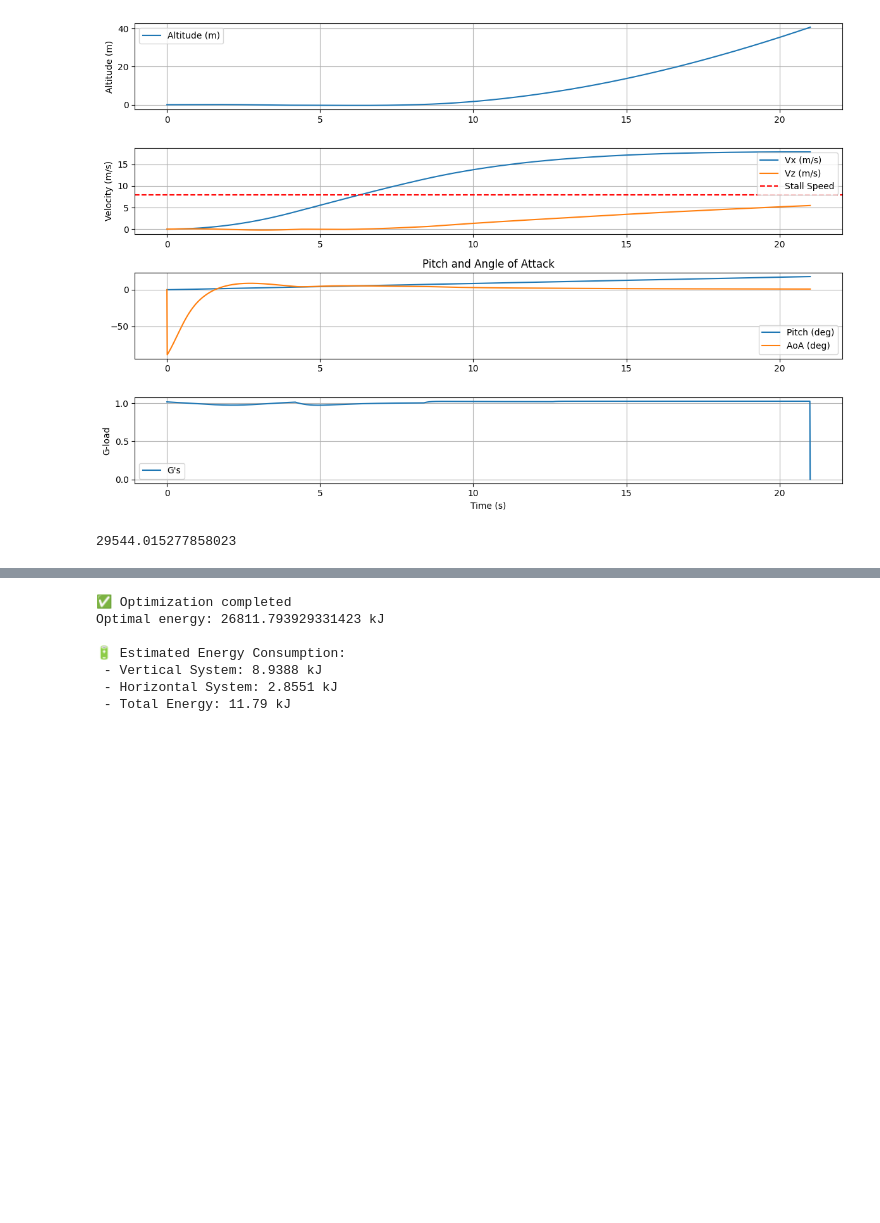
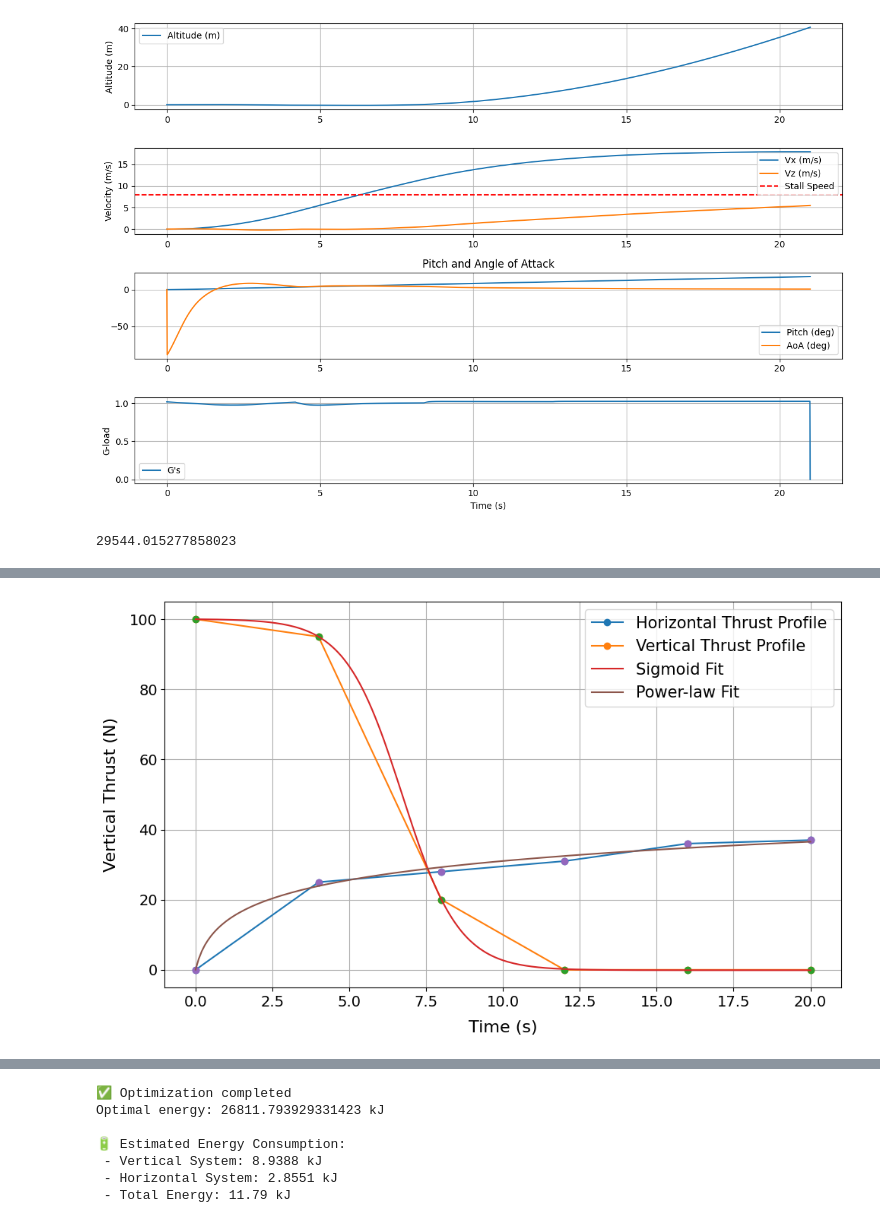
Before and after one commit to andreasswaan/DSE-Group-18, a Jupyter notebook: notes/test.ipynb, the cells around one changed output, grey strips where cells are left out. Saved outputs shown, nothing was run; the diff lists cells and outputs as text; code cells hidden in the pictures; blank space fills up the shorter version.

Commit message:
fixed plotting and added correction for wing mass times 2

```diff
--- a/notes/test.ipynb
+++ b/notes/test.ipynb
@@ -770,0 +958,84 @@ simulate_transition(initial_thrusts, silent=False, T_end=21)
+# %%
+from scipy.optimize import curve_fit
+
+# initial_thrusts_hor = [0, 25, 26, 28, 31, 36]
+initial_thrusts_hor = [0, 25, 28, 31, 36, 37]
+initial_thrusts_ver = [100, 95, 20, 0, 0, 0]
+T_end = 20
+node_times = np.linspace(0, T_end, 6)
+
+plt.figure(figsize=(10, 6))
+plt.plot(node_times, initial_thrusts_hor, marker='o', label='Horizontal Thrust Profile')
+plt.plot(node_times, initial_thrusts_ver, marker='o', label='Vertical Thrust Profile')
+# plt.title('Thrust Profile Nodes')
+# plt.xlabel('Time (s)', fontsize=16, labelpad=10)
+# plt.ylabel('Thrust (N)', fontsize=16, labelpad=10)
+# plt.tick_params(labelsize=14)
+# plt.grid()
+# plt.legend(fontsize=15)
+# plt.tight_layout()
+# # plt.show()
+# Define S-curve (sigmoid) function
+def s_curve(t, a, b, c, d):
+    return a / (1 + np.exp(-b * (t - c))) + d
+
+# Define a power law function
+def power_law(t, a, b, c):
+    return a * np.power(t, b) + c
+
+def log_func(t, a, b, c):
+    return a * np.log(t + b) + c
+
+# Fit S-curve to vertical thrust nodes
+popt, _ = curve_fit(s_curve, node_times, initial_thrusts_ver, p0=[100, -0.5, 10, 0])
+# popt_hor, _ = curve_fit(s_curve, node_times, initial_thrusts_hor, p0=[36, -0.5, 10, 0])
+# popt_hor, _ = curve_fit(power_law, node_times, initial_thrusts_hor, p0=[1, 1, 0])
+
+
+popt_hor, _ = curve_fit(
+    log_func,
+    node_times,
+    initial_thrusts_hor,
+    p0=[10, 1, 0],
+    bounds=([-np.inf, 1e-3, -np.inf], [np.inf, np.inf, np.inf])
+)
+
+
+# Use a cubic polynomial fit for horizontal thrusts
+hor_poly_coeffs = np.polyfit(node_times, initial_thrusts_hor, 3)
+def hor_poly(t):
+    return np.polyval(hor_poly_coeffs, t)
+
+# Generate smooth time for plotting
+t_smooth = np.linspace(0, T_end, 200)
+
+t_smooth_safe = t_smooth.copy()
+t_smooth_safe[0] = 1e-3  # avoid zero for power law
+
+vthrust_smooth = s_curve(t_smooth, *popt)
+# thrust_smooth_hor = s_curve(t_smooth, *popt_hor)
+# Use the cubic polynomial for horizontal thrusts
+# thrust_smooth_hor = hor_poly(t_smooth)
+# thrust_smooth_hor = power_law(t_smooth_safe, *popt_hor)
+thrust_smooth_hor = log_func(t_smooth_safe, *popt_hor)
+
+
+
+
+
+# plt.figure(figsize=(10, 6))
+plt.plot(node_times, initial_thrusts_ver, 'o')
+plt.plot(t_smooth, vthrust_smooth, '-', label='Sigmoid Fit')
+plt.plot(node_times, initial_thrusts_hor, 'o')
+plt.plot(t_smooth, thrust_smooth_hor, '-', label='Power-law Fit')
+# plt.title('S-curve Fit to Vertical Thrust Profile')
+plt.xlabel('Time (s)', fontsize=16, labelpad=10)
+plt.ylabel('Vertical Thrust (N)', fontsize=16, labelpad=10)
+plt.tick_params(labelsize=14)
+plt.grid()
+plt.legend(fontsize=15)
+plt.tight_layout()
+plt.savefig(os.path.join( 'transition_s_curve_fit.pdf'), dpi=300, bbox_inches='tight', format='pdf')
+plt.show()
+# %% [output]
+[figure, added]
```
Also changed, not shown: parts of 3 cells of this notebook, 11 other files.
